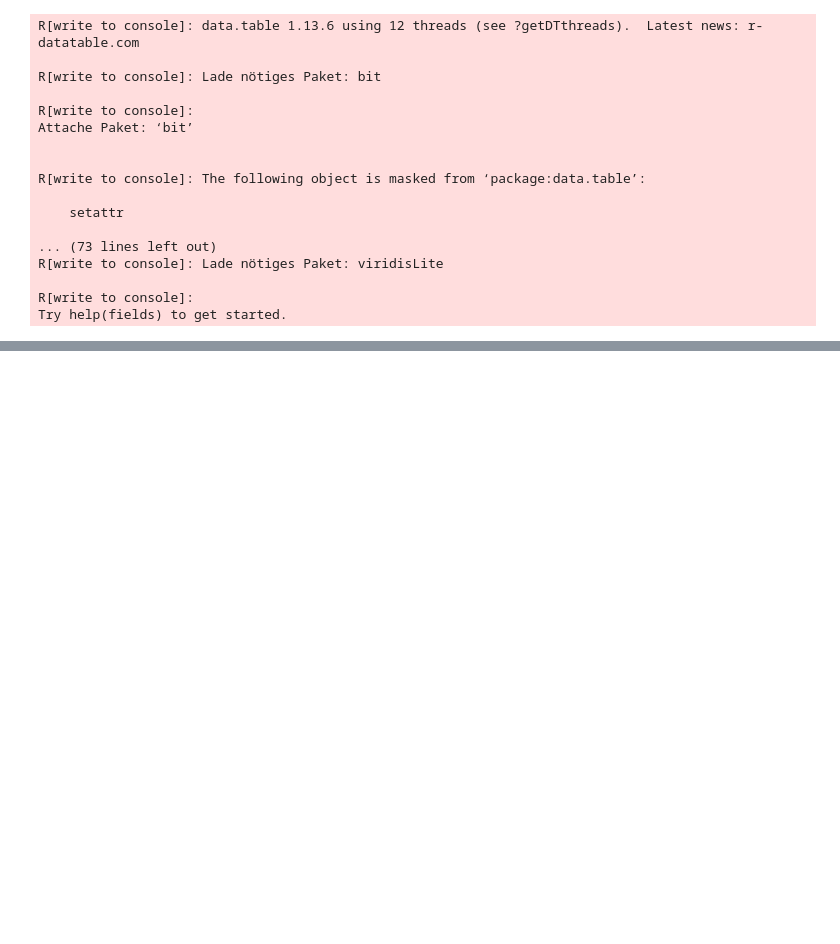
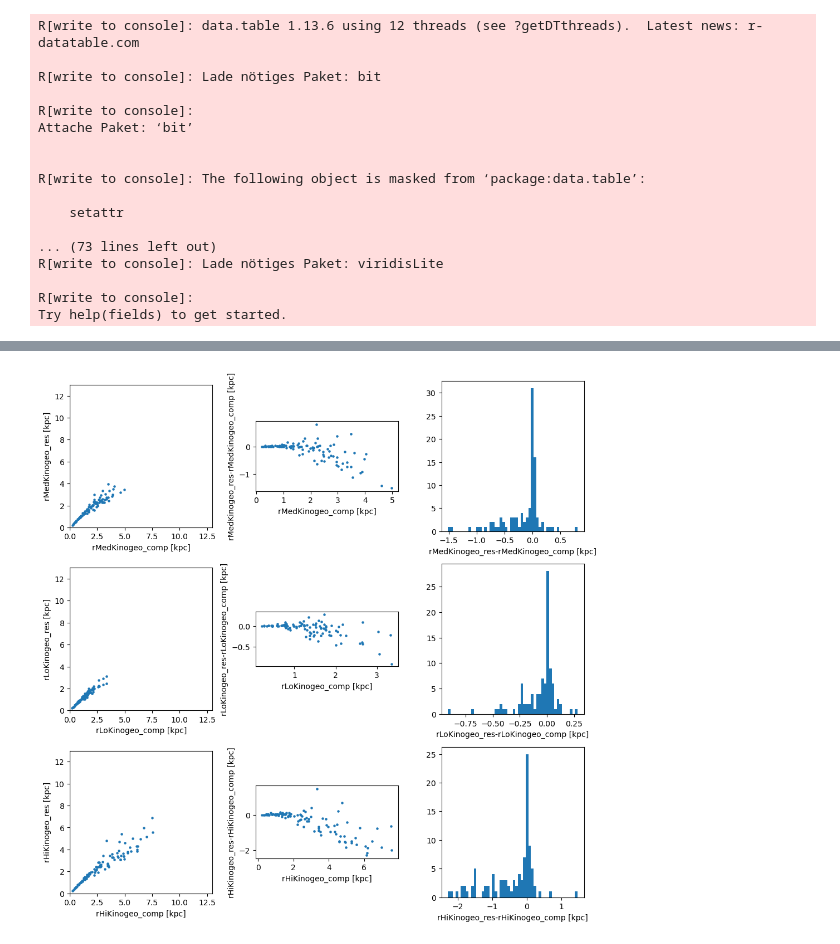
Before and after one commit to ElisaHaas25/Kinegeometric-Distance-Estimation, a Jupyter notebook: test_sampling.ipynb, the cells around one changed output, grey strips where cells are left out. Cells and saved outputs as stored; diff of their text form; code cells hidden in the pictures; blank space fills up the shorter version.

```diff
--- a/test_sampling.ipynb
+++ b/test_sampling.ipynb
@@ -458,0 +913,68 @@ Cov_rv_dec [kpc km/s]:  1.5974890131215282
+# %%
+# plot comparison plots of Kinegeo distance estimation
+
+# read in csv with own results
+results = np.loadtxt('./results/results.csv', delimiter=',',skiprows=1)
+
+fig,ax = plt.subplots(3,3,figsize=(10,10))
+
+# plot  comparison, _res indicates the results from this notebook, _comp indicates comparison data
+
+# rMedKinogeo
+
+ax[0,0].scatter(comp_data[:,4]/1e3, results[:,4],s=5)
+ax[0,0].set_ylabel('rMedKinogeo_res [kpc]')
+ax[0,0].set_xlabel('rMedKinogeo_comp [kpc]')
+ax[0,0].set_aspect('equal')
+ax[0,0].set_ylim(0,13)
+ax[0,0].set_xlim(0,13)
+
+ax[0,1].scatter(comp_data[:,4]/1e3, results[:,4]-comp_data[:,4]/1e3,s=5)
+ax[0,1].set_ylabel('rMedKinogeo_res-rMedKinogeo_comp [kpc]')
+ax[0,1].set_xlabel('rMedKinogeo_comp [kpc]')
+ax[0,1].set_aspect('equal')
+
+ax[0,2].hist(results[:,4]-comp_data[:,4]/1e3,bins=50)
+ax[0,2].set_xlabel('rMedKinogeo_res-rMedKinogeo_comp [kpc]')
+
+
+#rLoKinogeo
+
+ax[1,0].scatter(comp_data[:,5]/1e3 ,results[:,5],s=5)
+ax[1,0].set_ylabel('rLoKinogeo_res [kpc]')
+ax[1,0].set_xlabel('rLoKinogeo_comp [kpc]')
+ax[1,0].set_aspect('equal')
+ax[1,0].set_ylim(0,13)
+ax[1,0].set_xlim(0,13)
+
+ax[1,1].scatter(comp_data[:,5]/1e3, results[:,5]-comp_data[:,5]/1e3,s=5)
+ax[1,1].set_ylabel('rLoKinogeo_res-rLoKinogeo_comp [kpc]')
+ax[1,1].set_xlabel('rLoKinogeo_comp [kpc]')
+ax[1,1].set_aspect('equal')
+
+ax[1,2].hist(results[:,5]-comp_data[:,5]/1e3,bins=50)
+ax[1,2].set_xlabel('rLoKinogeo_res-rLoKinogeo_comp [kpc]')
+
+
+
+#rHiKinogeo
+
+ax[2,0].scatter(comp_data[:,6]/1e3, results[:,6],s=5)
+ax[2,0].set_ylabel('rHiKinogeo_res [kpc]')
+ax[2,0].set_xlabel('rHiKinogeo_comp [kpc]')
+ax[2,0].set_aspect('equal')
+ax[2,0].set_ylim(0,13)
+ax[2,0].set_xlim(0,13)
+
+ax[2,1].scatter(comp_data[:,6]/1e3, results[:,6]-comp_data[:,6]/1e3,s=5)
+ax[2,1].set_ylabel('rHiKinogeo_res-rHiKinogeo_comp [kpc]')
+ax[2,1].set_xlabel('rHiKinogeo_comp [kpc]')
+ax[2,1].set_aspect('equal')
+
+ax[2,2].hist(results[:,6]-comp_data[:,6]/1e3,bins=50)
+ax[2,2].set_xlabel('rHiKinogeo_res-rHiKinogeo_comp [kpc]')
+
+
+plt.tight_layout()
+# %% [output]
+[figure, added]
```
Also changed, not shown: parts of 26 cells of this notebook, 1 other file.
